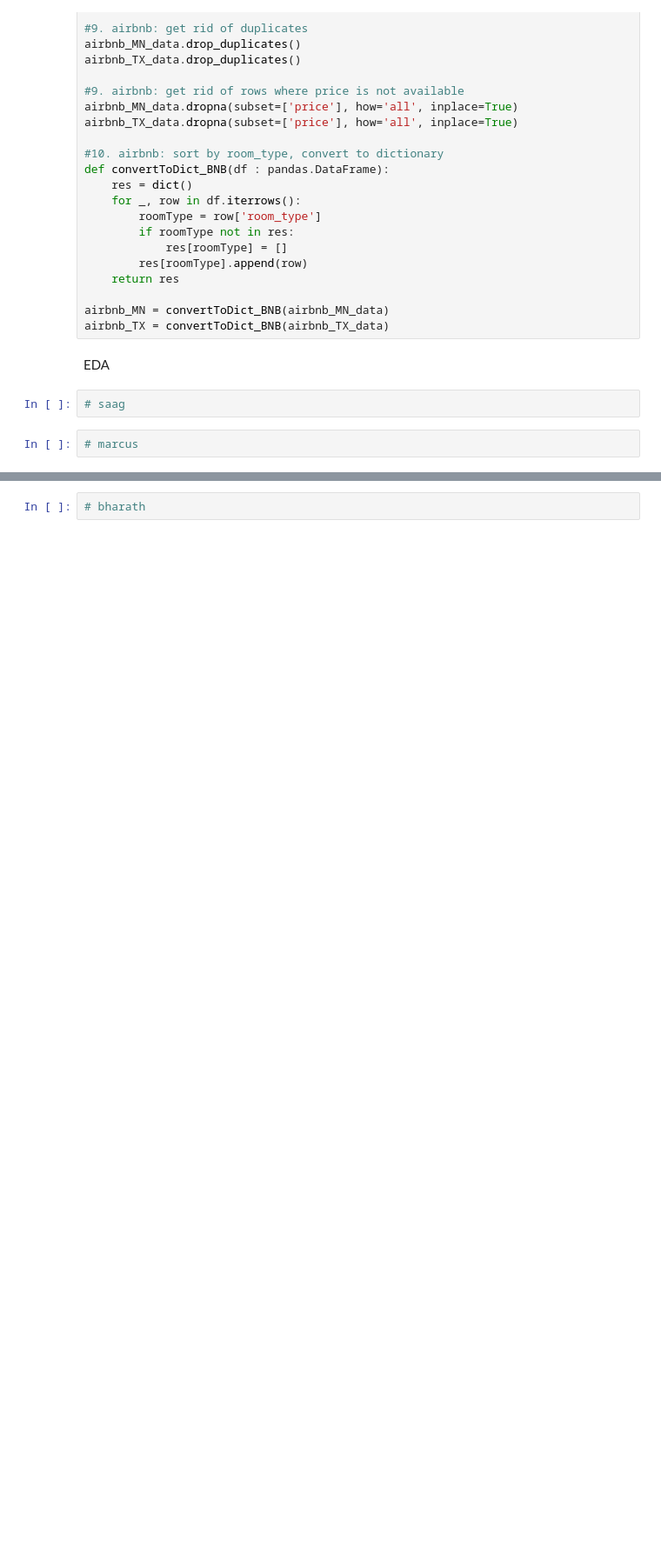
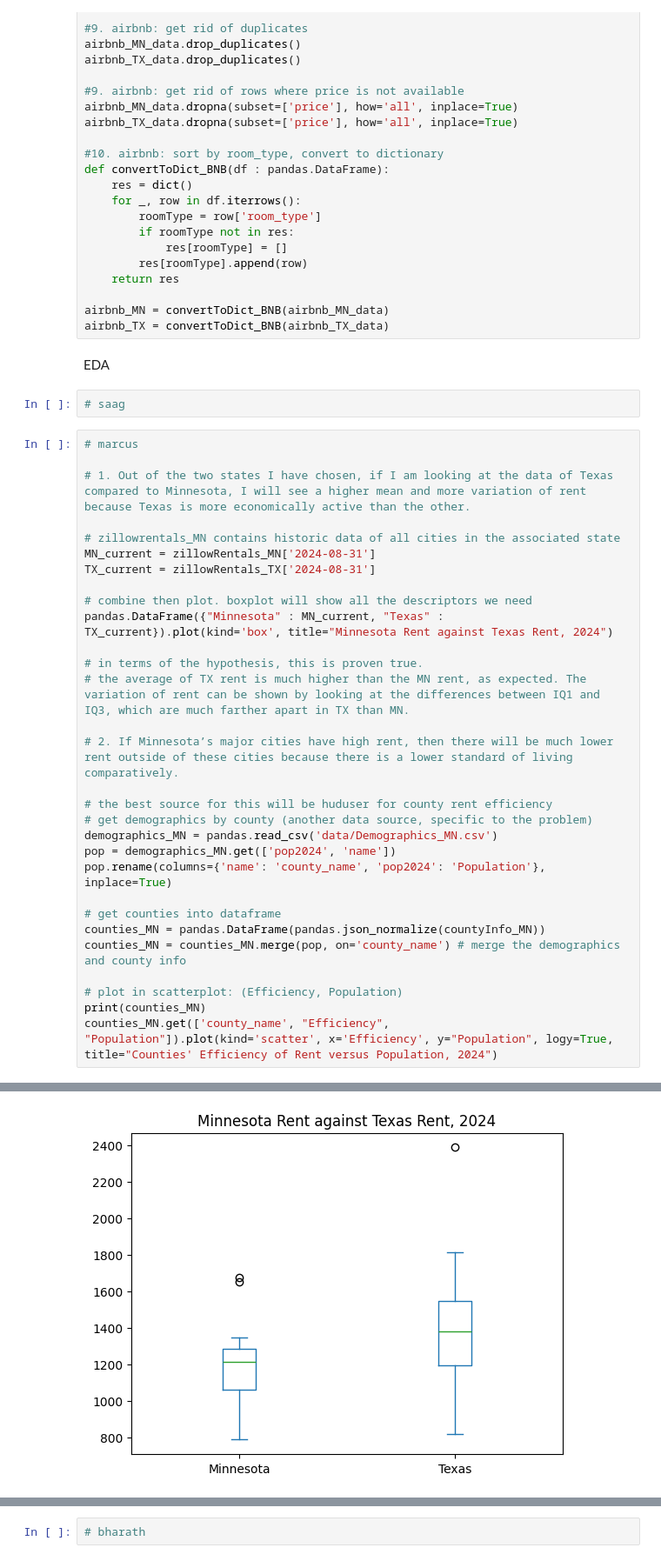
Before and after one commit to mmhartma/CSE587-Fall24-Project, a Jupyter notebook: Project.ipynb, the cells around one changed output, grey strips where cells are left out. Shown: that part at 87% size. Drawn from its saved outputs; the diff is of its cells as text; blank space fills up the shorter version.

Commit message:
EDA done -Marcus

```diff
--- a/Project.ipynb
+++ b/Project.ipynb
@@ -174,5 +206,34 @@ airbnb_TX = convertToDict_BNB(airbnb_TX_data)
 EDA
 # %%
 # saag
-# %%
-# marcus
+# %%
+# marcus
+
+# 1. Out of the two states I have chosen, if I am looking at the data of Texas compared to Minnesota, I will see a higher mean and more variation of rent because Texas is more economically active than the other.
+
+# zillowrentals_MN contains historic data of all cities in the associated state
+MN_current = zillowRentals_MN['2024-08-31']
+TX_current = zillowRentals_TX['2024-08-31']
+
+# combine then plot. boxplot will show all the descriptors we need
+pandas.DataFrame({"Minnesota" : MN_current, "Texas" : TX_current}).plot(kind='box', title="Minnesota Rent against Texas Rent, 2024")
+
+# in terms of the hypothesis, this is proven true.
+# the average of TX rent is much higher than the MN rent, as expected. The variation of rent can be shown by looking at the differences between IQ1 and IQ3, which are much farther apart in TX than MN.
+
+# 2. If Minnesota’s major cities have high rent, then there will be much lower rent outside of these cities because there is a lower standard of living comparatively.
+
+# the best source for this will be huduser for county rent efficiency
+# get demographics by county (another data source, specific to the problem)
+demographics_MN = pandas.read_csv('data/Demographics_MN.csv')
+pop = demographics_MN.get(['pop2024', 'name'])
+pop.rename(columns={'name': 'county_name', 'pop2024': 'Population'}, inplace=True)
+
+# get counties into dataframe
+counties_MN = pandas.DataFrame(pandas.json_normalize(countyInfo_MN))
+counties_MN = counties_MN.merge(pop, on='county_name') # merge the demographics and county info
+
+# plot in scatterplot: (Efficiency, Population)
+print(counties_MN)
+counties_MN.get(['county_name', "Efficiency", "Population"]).plot(kind='scatter', x='Efficiency', y="Population", logy=True, title="Counties' Efficiency of Rent versus Population, 2024")
+# %% [output]
@@ -178,0 +262 @@ EDA
+[figure, added]
```
Also changed, not shown: parts of 3 cells of this notebook, 7 other files.
